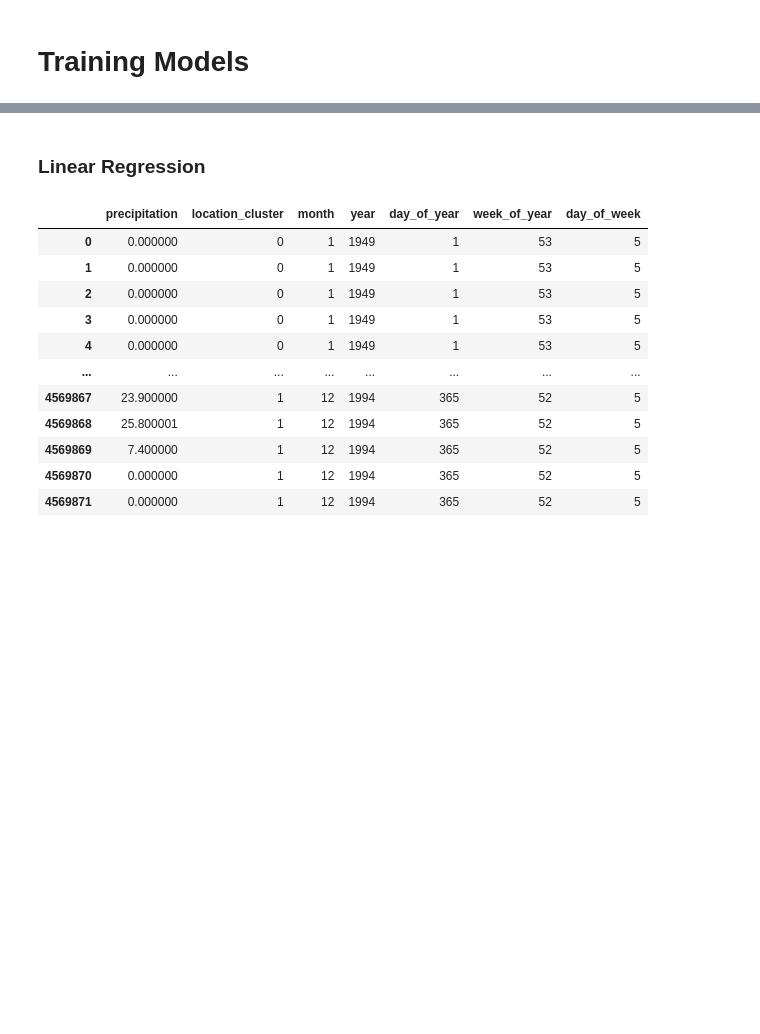
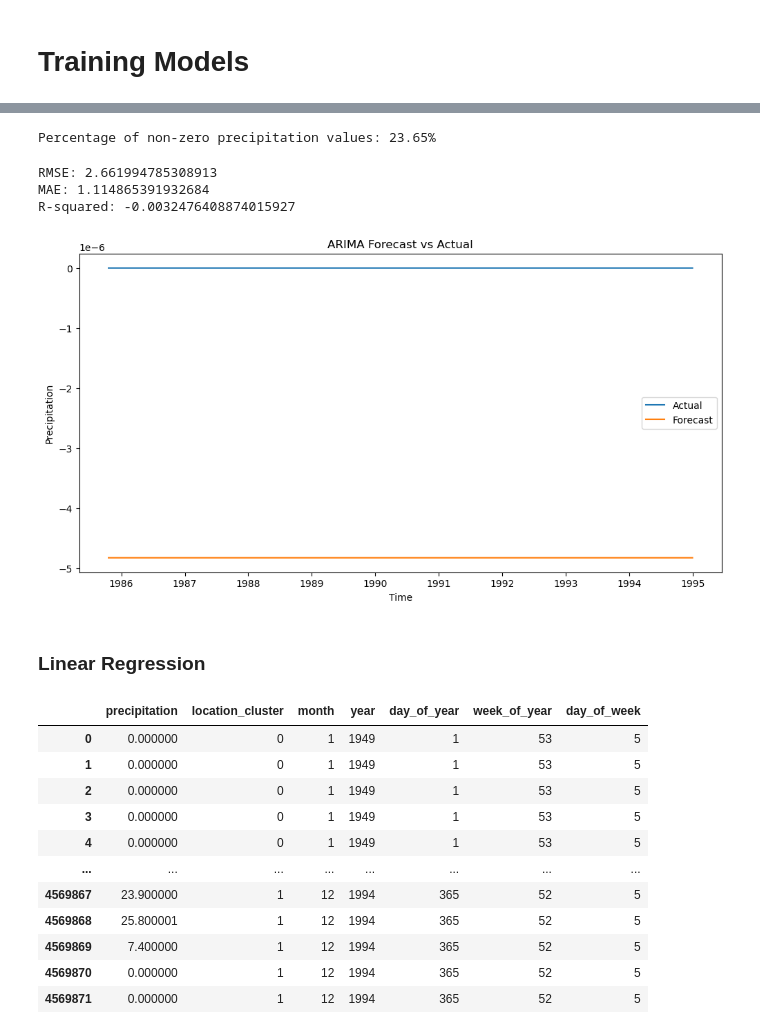
Before and after one commit to CHZY-1/Precipitation_Forecasting_with_Geospatial_data, a Jupyter notebook: precipitation_spatial_eda_xarray.ipynb, the cells around one changed output, grey strips where cells are left out. Saved outputs shown, nothing was run; the diff lists cells and outputs as text; code cells hidden in the pictures; blank space fills up the shorter version.

```diff
--- a/precipitation_spatial_eda_xarray.ipynb
+++ b/precipitation_spatial_eda_xarray.ipynb
@@ -986,0 +1237,5 @@ plt.show()
+# %%
+specific_location_df = filter_data_with_zero(df_flat, min_lon=-119, max_lon=-118.5, min_lat=42.0, max_lat=42.5)
+# %%
+specific_location_df = specific_location_df.set_index('time')
+specific_location_df.index.freq = "D"
@@ -986,0 +1265,13 @@ plt.show()
+# %%
+# Calculate the total number of rows
+total_rows = len(specific_location_df)
+
+# Calculate the number of non-zero precipitation values
+non_zero_precipitation_count = specific_location_df[specific_location_df['precipitation'] != 0]['precipitation'].count()
+
+# Calculate the percentage of non-zero precipitation values
+non_zero_percentage = (non_zero_precipitation_count / total_rows) * 100
+
+print(f"Percentage of non-zero precipitation values: {non_zero_percentage:.2f}%")
+# %% [output]
+Percentage of non-zero precipitation values: 23.65%
@@ -987,3 +1289,42 @@ plt.show()
+# %%
+# Split the data into train and test sets (80% train, 20% test)
+train_size = int(len(specific_location_df) * 0.8)
+train, test = specific_location_df[:train_size], specific_location_df[train_size:]
+
+# Fit ARIMA model
+order = (1, 0, 0)  # ARIMA(p, d, q) order
+model = ARIMA(train['precipitation'], order=order)
+model_fit = model.fit()
+
+# Forecast
+forecast = model_fit.forecast(steps=len(test))
+
+# Evaluate the model
+rmse, mae, r2 = evaluate_model(test['precipitation'], forecast)
+
+print(f"RMSE: {rmse}")
+print(f"MAE: {mae}")
+print(f"R-squared: {r2}")
+# %% [output]
+RMSE: 2.661994785308913
+MAE: 1.114865391932684
+R-squared: -0.0032476408874015927
+# %%
+# Plot the actual values
+plt.figure(figsize=(12, 6))
+plt.plot(test.index, test['precipitation'], label='Actual')
+
+# Plot the forecasted values
+plt.plot(test.index, forecast, label='Forecast')
+
+# Add labels and title
+plt.xlabel('Time')
+plt.ylabel('Precipitation')
+plt.title('ARIMA Forecast vs Actual')
+plt.legend()
+plt.show()
+# %% [output]
+[figure, added]
 # %% [markdown]
 ### Linear Regression
 # %%
```
Also changed, not shown: parts of 52 cells of this notebook.
